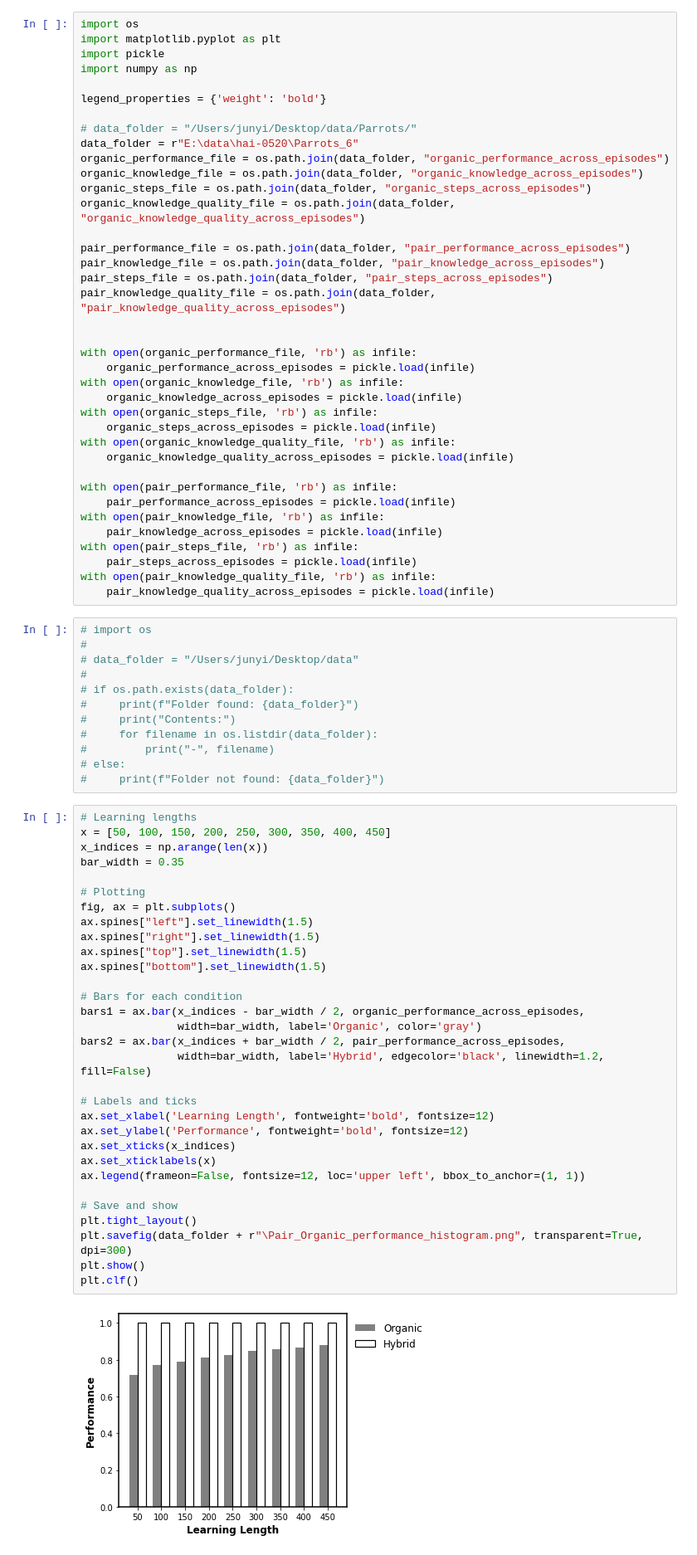
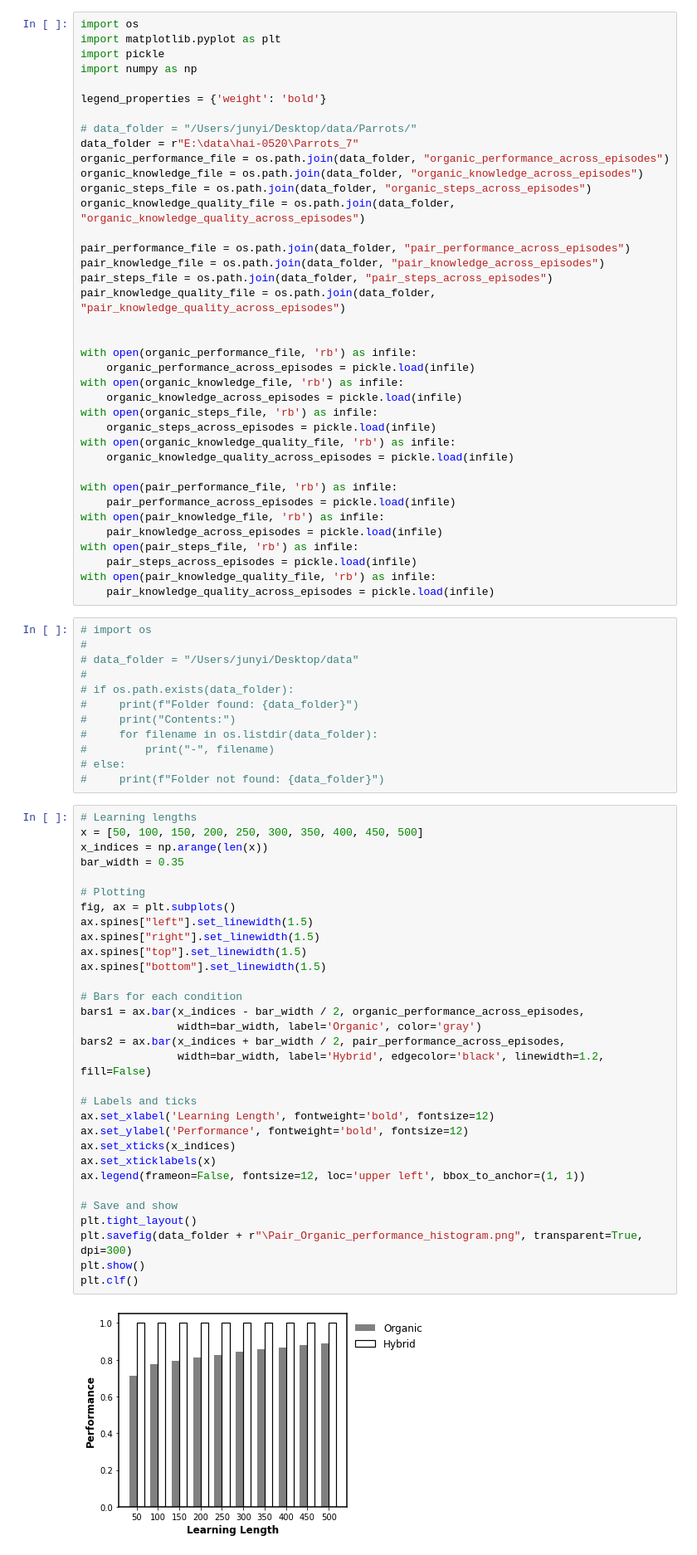
Before and after one commit to GrandJune/HAI, a Jupyter notebook: Parrots/Results.ipynb, the cells around one changed output. Shown: that part at 83% size. Drawn from its saved outputs; the diff is of its cells as text.

Commit message:
Initialize: Figure 1-performance across learning length
Figure 2-Informed across distance from low peaks

```diff
--- a/Parrots/Results.ipynb
+++ b/Parrots/Results.ipynb
@@ -7,7 +7,7 @@ import numpy as np
 legend_properties = {'weight': 'bold'}
 
 # data_folder = "/Users/junyi/Desktop/data/Parrots/"
-data_folder = r"E:\data\hai-0520\Parrots_6"
+data_folder = r"E:\data\hai-0520\Parrots_7"
 organic_performance_file = os.path.join(data_folder, "organic_performance_across_episodes")
 organic_knowledge_file = os.path.join(data_folder, "organic_knowledge_across_episodes")
 organic_steps_file = os.path.join(data_folder, "organic_steps_across_episodes")
@@ -50,37 +50,37 @@ with open(pair_knowledge_quality_file, 'rb') as infile:
 #     print(f"Folder not found: {data_folder}")
 # %%
 # Learning lengths
-x = [50, 100, 150, 200, 250, 300, 350, 400, 450]
+x = [50, 100, 150, 200, 250, 300, 350, 400, 450, 500]
 x_indices = np.arange(len(x))
 bar_width = 0.35
 
 # Plotting
 fig, ax = plt.subplots()
 ax.spines["left"].set_linewidth(1.5)
 ax.spines["right"].set_linewidth(1.5)
 ax.spines["top"].set_linewidth(1.5)
 ax.spines["bottom"].set_linewidth(1.5)
 
 # Bars for each condition
 bars1 = ax.bar(x_indices - bar_width / 2, organic_performance_across_episodes,
                width=bar_width, label='Organic', color='gray')
 bars2 = ax.bar(x_indices + bar_width / 2, pair_performance_across_episodes,
                width=bar_width, label='Hybrid', edgecolor='black', linewidth=1.2, fill=False)
 
 # Labels and ticks
 ax.set_xlabel('Learning Length', fontweight='bold', fontsize=12)
 ax.set_ylabel('Performance', fontweight='bold', fontsize=12)
 ax.set_xticks(x_indices)
 ax.set_xticklabels(x)
 ax.legend(frameon=False, fontsize=12, loc='upper left', bbox_to_anchor=(1, 1))
 
 # Save and show
 plt.tight_layout()
 plt.savefig(data_folder + r"\Pair_Organic_performance_histogram.png", transparent=True, dpi=300)
 plt.show()
 plt.clf()
 # %% [output]
-[figure, old version]
+[figure, new version]
 <Figure size 432x288 with 0 Axes>
 # %%
 # Learning lengths
```
Also changed, not shown: parts of 3 cells of this notebook.
